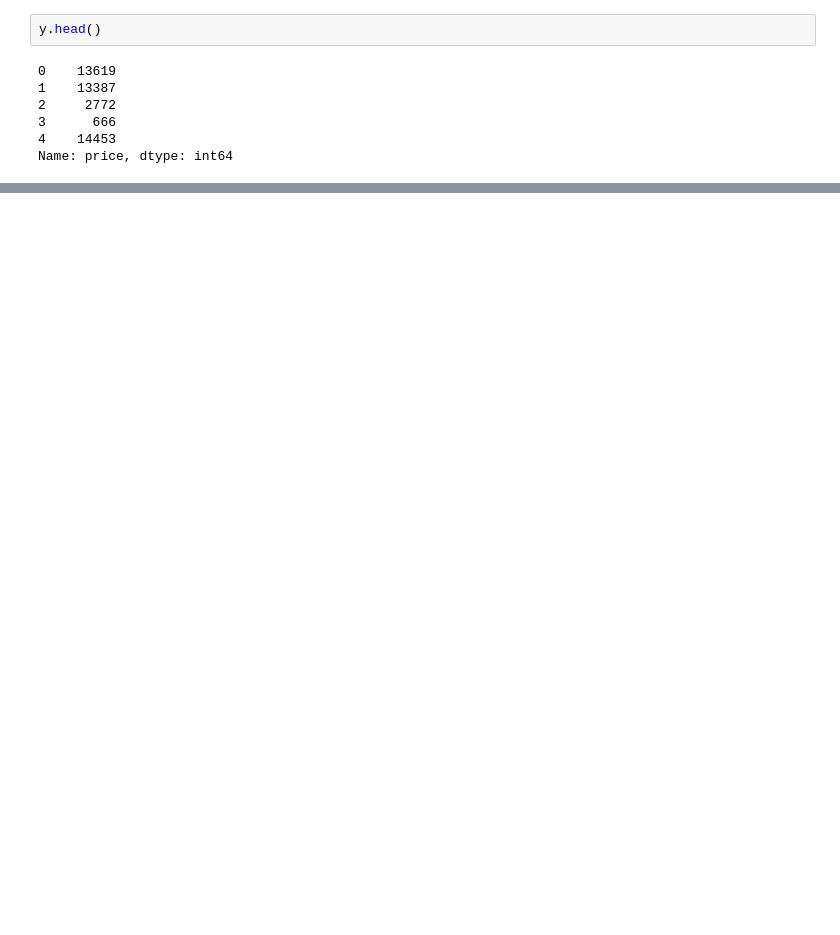
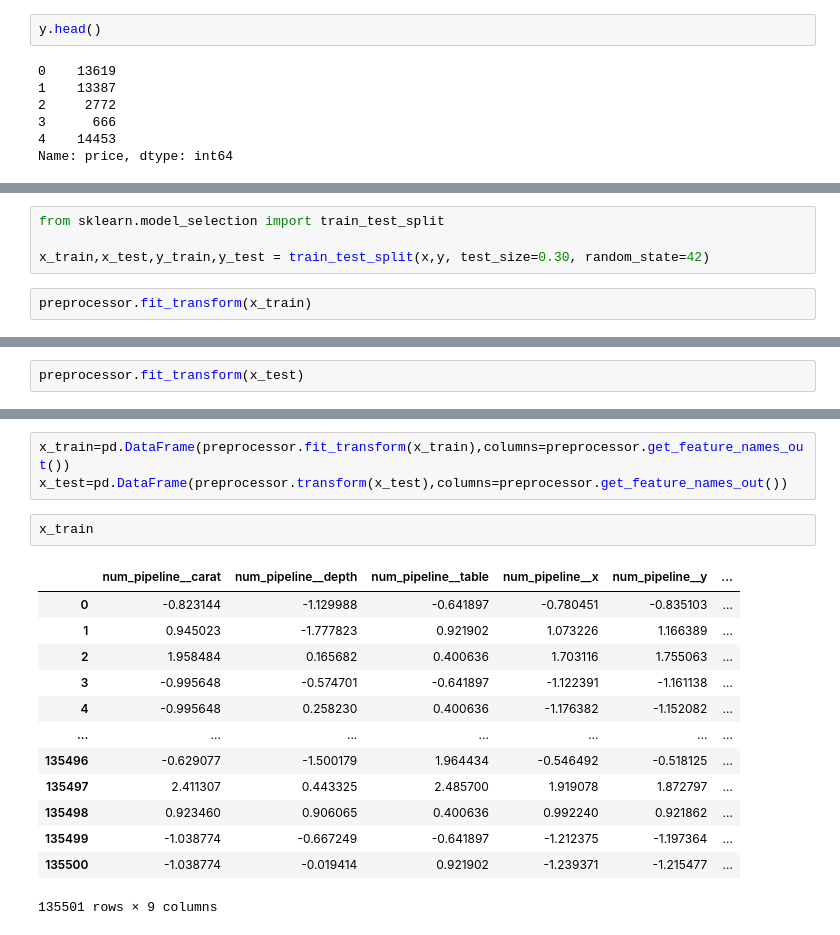
Before and after one commit to yitayew123/MLOPS, a Jupyter notebook: experiment/experiments.ipynb, the cells around one changed output, grey strips where cells are left out. Cells and saved outputs as stored; diff of their text form; blank space fills up the shorter version.

```diff
--- a/experiment/experiments.ipynb
+++ b/experiment/experiments.ipynb
@@ -308,0 +409,6 @@ ct_pipeline = Pipeline()
+# %%
+from sklearn.model_selection import train_test_split
+
+x_train,x_test,y_train,y_test = train_test_split(x,y, test_size=0.30, random_state=42)
+# %%
+preprocessor.fit_transform(x_train)
@@ -308,0 +429,2 @@ ct_pipeline = Pipeline()
+# %%
+preprocessor.fit_transform(x_test)
@@ -308,0 +452,19 @@ ct_pipeline = Pipeline()
+# %%
+x_train=pd.DataFrame(preprocessor.fit_transform(x_train),columns=preprocessor.get_feature_names_out())
+x_test=pd.DataFrame(preprocessor.transform(x_test),columns=preprocessor.get_feature_names_out())
+# %%
+x_train
+# %% [output]
+|  | num_pipeline__carat | num_pipeline__depth | num_pipeline__table | num_pipeline__x | num_pipeline__y | ... |
+| 0 | -0.823144 | -1.129988 | -0.641897 | -0.780451 | -0.835103 | ... |
+| 1 | 0.945023 | -1.777823 | 0.921902 | 1.073226 | 1.166389 | ... |
+| 2 | 1.958484 | 0.165682 | 0.400636 | 1.703116 | 1.755063 | ... |
+| 3 | -0.995648 | -0.574701 | -0.641897 | -1.122391 | -1.161138 | ... |
+| 4 | -0.995648 | 0.258230 | 0.400636 | -1.176382 | -1.152082 | ... |
+| ... | ... | ... | ... | ... | ... | ... |
+| 135496 | -0.629077 | -1.500179 | 1.964434 | -0.546492 | -0.518125 | ... |
+| 135497 | 2.411307 | 0.443325 | 2.485700 | 1.919078 | 1.872797 | ... |
+| 135498 | 0.923460 | 0.906065 | 0.400636 | 0.992240 | 0.921862 | ... |
+| 135499 | -1.038774 | -0.667249 | -0.641897 | -1.212375 | -1.197364 | ... |
+| 135500 | -1.038774 | -0.019414 | 0.921902 | -1.239371 | -1.215477 | ... |
+135501 rows × 9 columns
```
Also changed, not shown: parts of 26 cells of this notebook.
